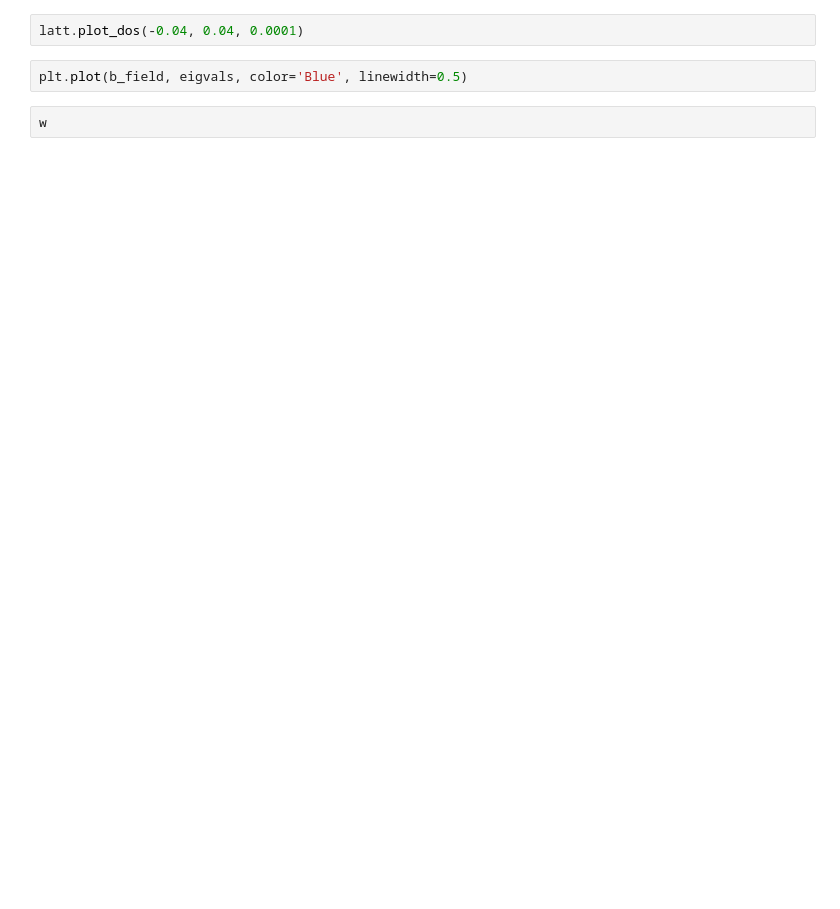
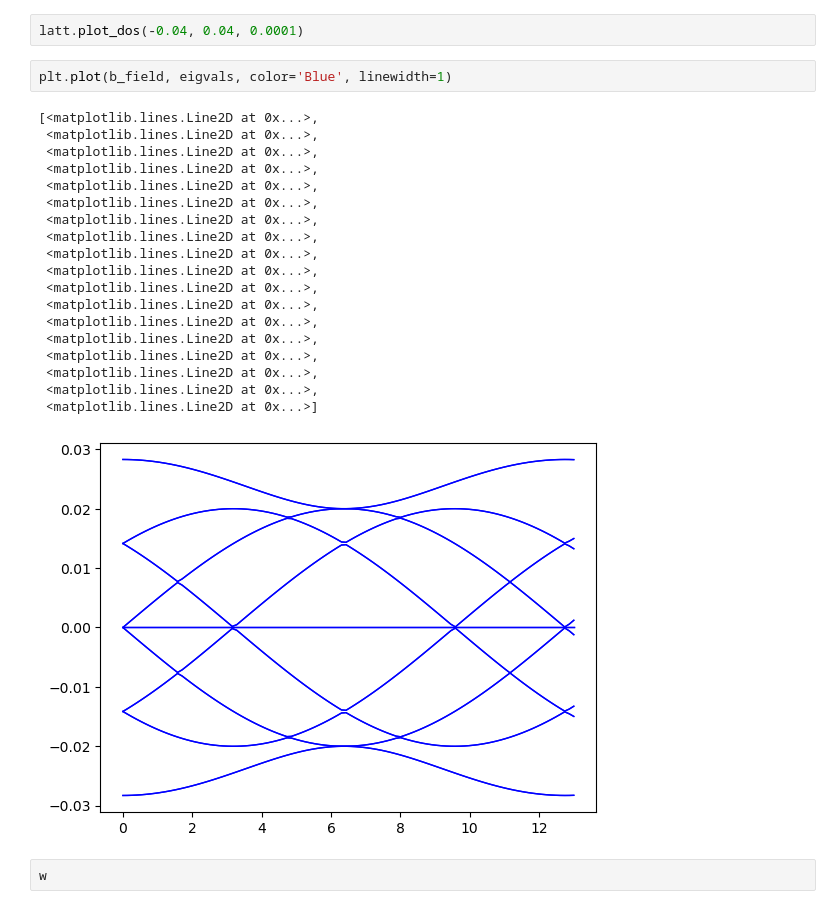
Before and after one commit to danis-b/HB_lattice, a Jupyter notebook: HB_plot.ipynb, the cells around one changed output. Saved outputs shown, nothing was run; the diff lists cells and outputs as text; blank space fills up the shorter version.

```diff
--- a/HB_plot.ipynb
+++ b/HB_plot.ipynb
@@ -16,6 +19,26 @@ for b in b_field:
 # %%
 latt.plot_dos(-0.04, 0.04, 0.0001)
 # %%
-plt.plot(b_field, eigvals, color='Blue', linewidth=0.5)
+plt.plot(b_field, eigvals, color='Blue', linewidth=1)
+# %% [output]
+[<matplotlib.lines.Line2D at 0x...>,
+ <matplotlib.lines.Line2D at 0x...>,
+ <matplotlib.lines.Line2D at 0x...>,
+ <matplotlib.lines.Line2D at 0x...>,
+ <matplotlib.lines.Line2D at 0x...>,
+ <matplotlib.lines.Line2D at 0x...>,
+ <matplotlib.lines.Line2D at 0x...>,
+ <matplotlib.lines.Line2D at 0x...>,
+ <matplotlib.lines.Line2D at 0x...>,
+ <matplotlib.lines.Line2D at 0x...>,
+ <matplotlib.lines.Line2D at 0x...>,
+ <matplotlib.lines.Line2D at 0x...>,
+ <matplotlib.lines.Line2D at 0x...>,
+ <matplotlib.lines.Line2D at 0x...>,
+ <matplotlib.lines.Line2D at 0x...>,
+ <matplotlib.lines.Line2D at 0x...>,
+ <matplotlib.lines.Line2D at 0x...>,
+ <matplotlib.lines.Line2D at 0x...>]
+[figure, added]
 # %%
 w
```
Also changed, not shown: parts of 2 cells of this notebook, 2 other files.
